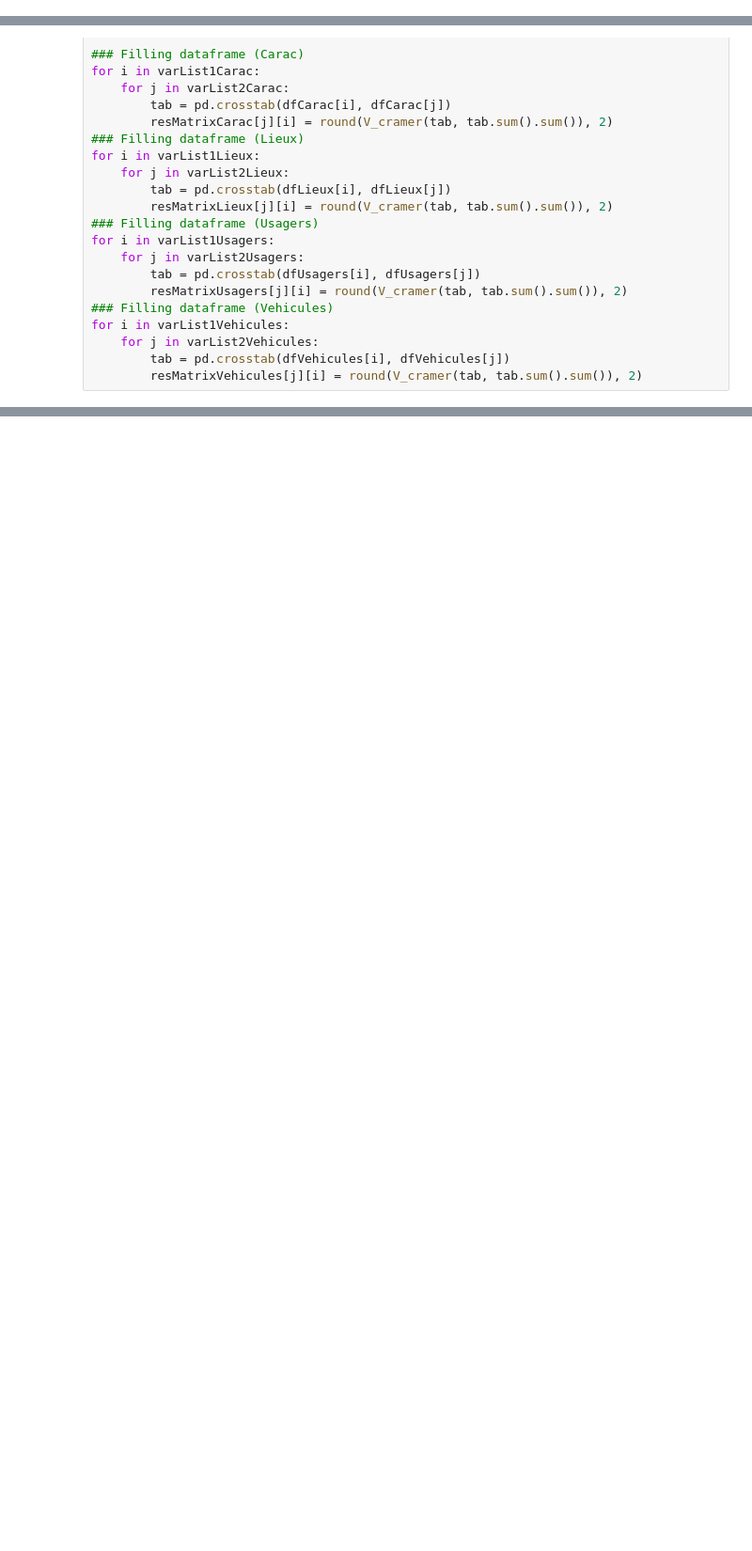
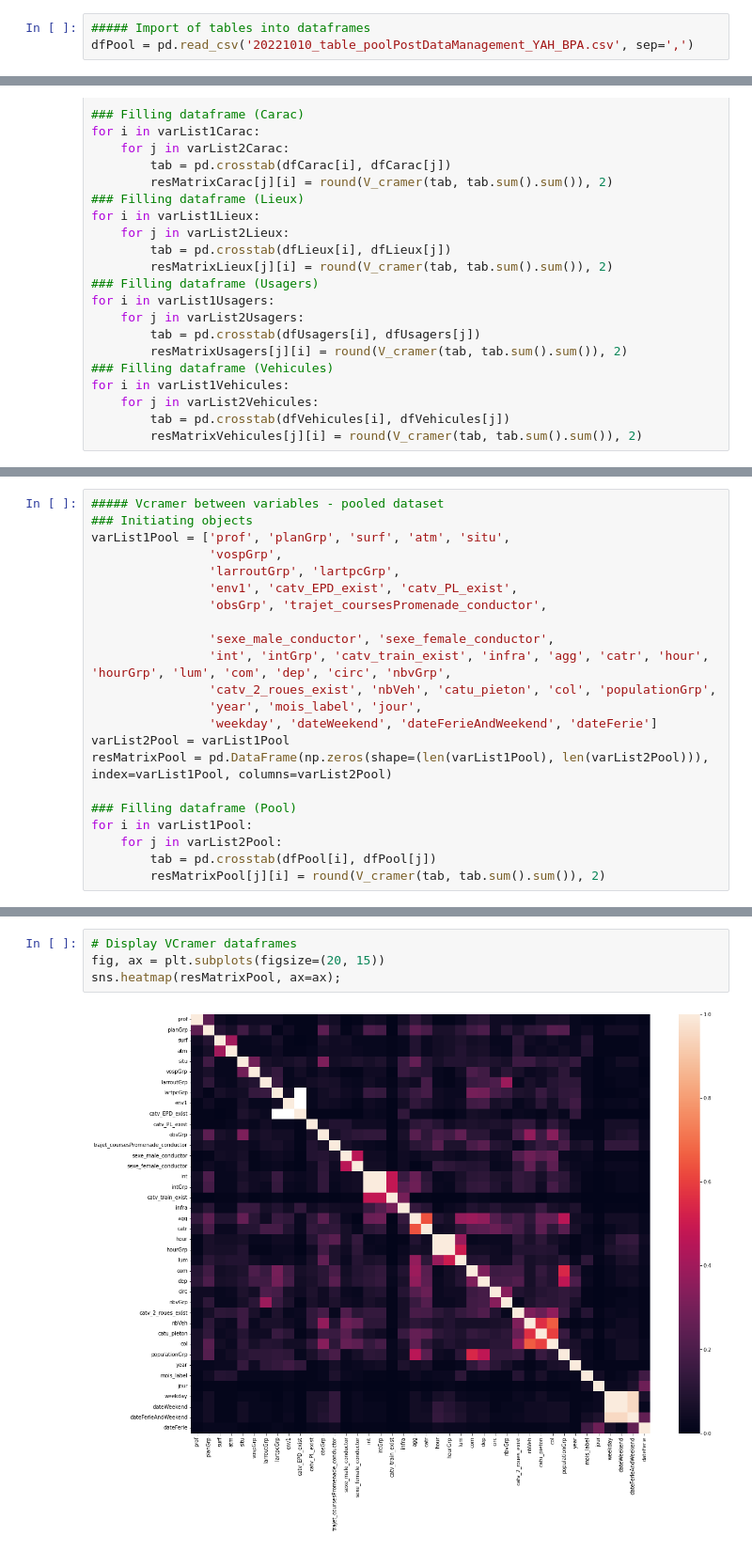
Before and after one commit to YacineHajjiDataScientist/20220814_dsProject, a Jupyter notebook: 20220821_projectDS.ipynb, the cells around one changed output, grey strips where cells are left out. Shown at 94% size. Cells and saved outputs as stored; diff of their text form; blank space fills up the shorter version.

```diff
--- a/20220821_projectDS.ipynb
+++ b/20220821_projectDS.ipynb
@@ -83,0 +83,3 @@ dfCarac dimensions: (1065053, 19)
+# %%
+##### Import of tables into dataframes
+dfPool = pd.read_csv('20221010_table_poolPostDataManagement_YAH_BPA.csv', sep=',')
@@ -1946,0 +2030,22 @@ Name: grav, dtype: float64
+# %%
+##### Vcramer between variables - pooled dataset
+### Initiating objects
+varList1Pool = ['prof', 'planGrp', 'surf', 'atm', 'situ',
+                'vospGrp',
+                'larroutGrp', 'lartpcGrp',
+                'env1', 'catv_EPD_exist', 'catv_PL_exist',
+                'obsGrp', 'trajet_coursesPromenade_conductor',
+
+                'sexe_male_conductor', 'sexe_female_conductor',
+                'int', 'intGrp', 'catv_train_exist', 'infra', 'agg', 'catr', 'hour', 'hourGrp', 'lum', 'com', 'dep', 'circ', 'nbvGrp',
+                'catv_2_roues_exist', 'nbVeh', 'catu_pieton', 'col', 'populationGrp',
+                'year', 'mois_label', 'jour',
+                'weekday', 'dateWeekend', 'dateFerieAndWeekend', 'dateFerie']
+varList2Pool = varList1Pool
+resMatrixPool = pd.DataFrame(np.zeros(shape=(len(varList1Pool), len(varList2Pool))), index=varList1Pool, columns=varList2Pool)
+
+### Filling dataframe (Pool)
+for i in varList1Pool:
+    for j in varList2Pool:
+        tab = pd.crosstab(dfPool[i], dfPool[j])
+        resMatrixPool[j][i] = round(V_cramer(tab, tab.sum().sum()), 2)
@@ -1946,0 +2073,6 @@ Name: grav, dtype: float64
+# %%
+# Display VCramer dataframes
+fig, ax = plt.subplots(figsize=(20, 15))
+sns.heatmap(resMatrixPool, ax=ax);
+# %% [output]
+[figure, added]
```
Also changed, not shown: parts of 16 cells of this notebook.
